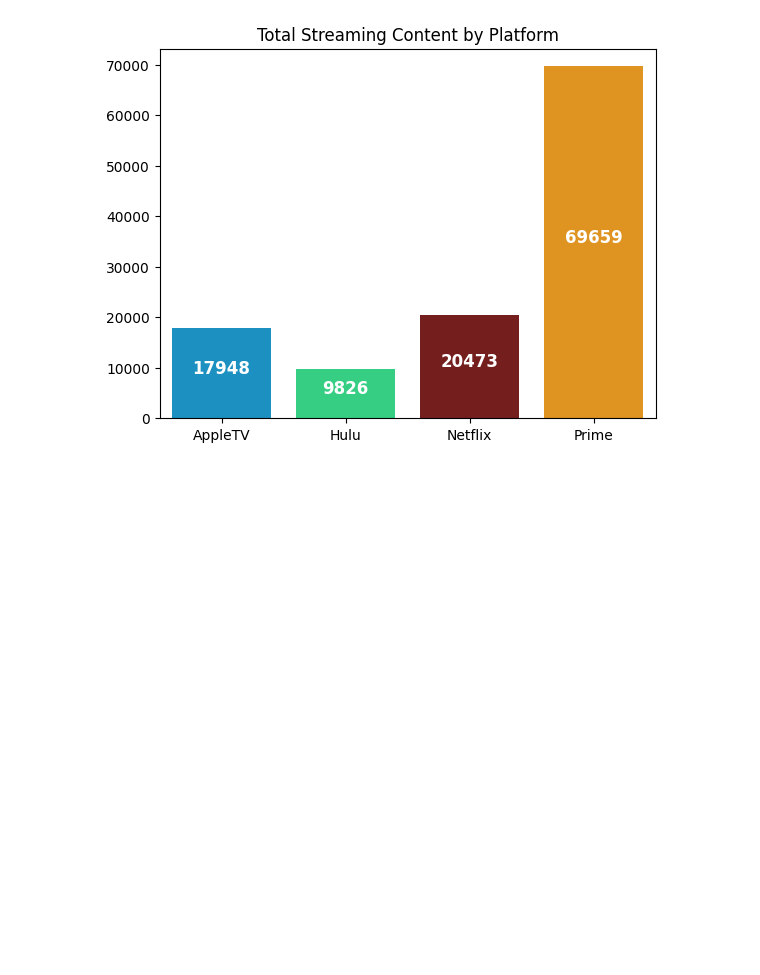
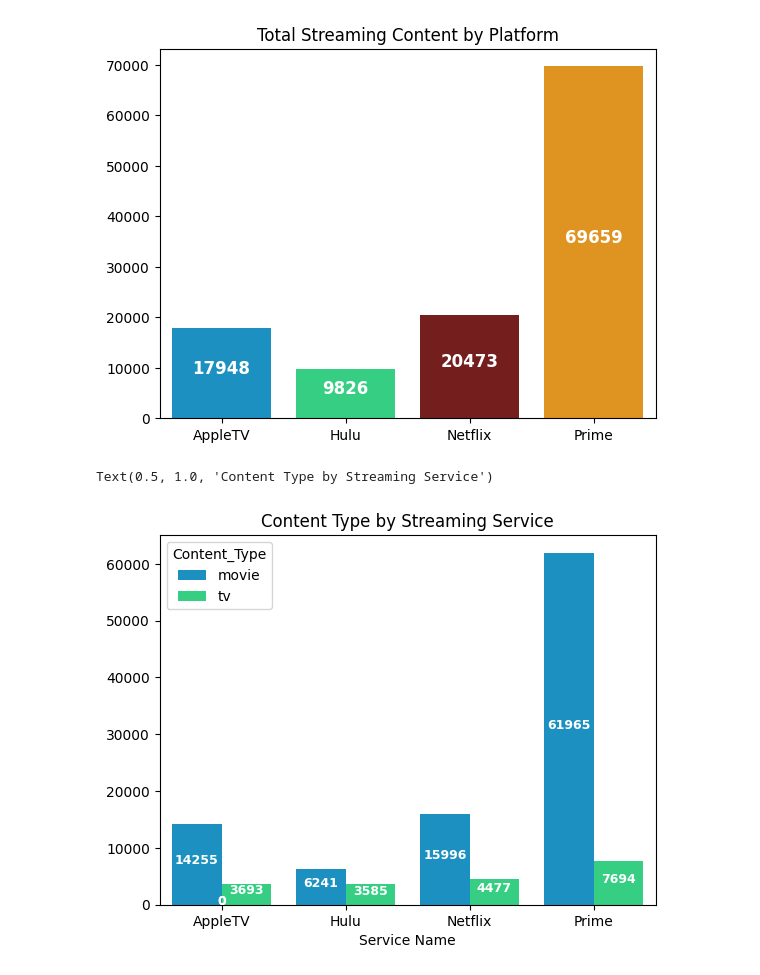
Before and after one commit to rkynhoff/Streaming_Service_Comparisons, a Jupyter notebook: STRM_SERV_COMP_Visualization.ipynb, the cells around one changed output. Drawn from its saved outputs; the diff is of its cells as text; code cells hidden in the pictures; blank space fills up the shorter version.

```diff
--- a/STRM_SERV_COMP_Visualization.ipynb
+++ b/STRM_SERV_COMP_Visualization.ipynb
@@ -85,3 +85,17 @@ add_bar_value_counts_lg()
 plt.show()
 # %% [output]
 [figure]
+# %%
+# Counts of the content type by streaming sesrvice & plots them
+sn.countplot(visuals, x = "Service_Name", hue = "Content_Type", palette = ["#009DDC", "#1CE783"])
+# Use function to add value counts to bar graph
+add_bar_value_counts_md()
+# Set x label
+plt.xlabel("Service Name")
+# Remove ylabel
+plt.ylabel(None)
+# Set chart title
+plt.title("Content Type by Streaming Service")
+# %% [output]
+Text(0.5, 1.0, 'Content Type by Streaming Service')
+[figure, added]
```
Also changed, not shown: parts of 6 cells of this notebook, 6 other files.
